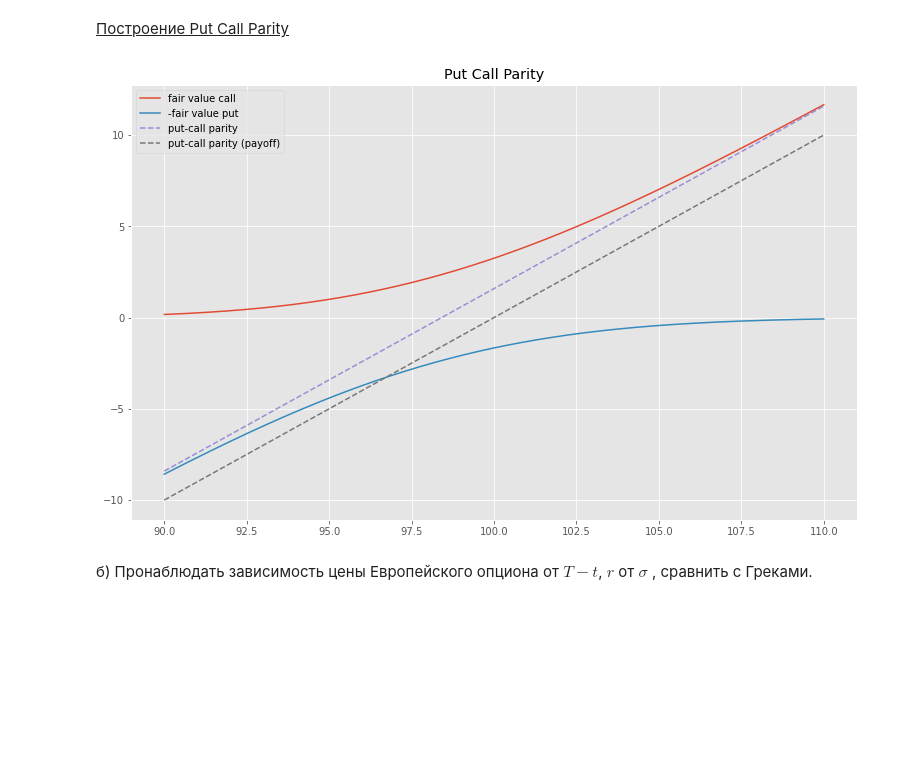
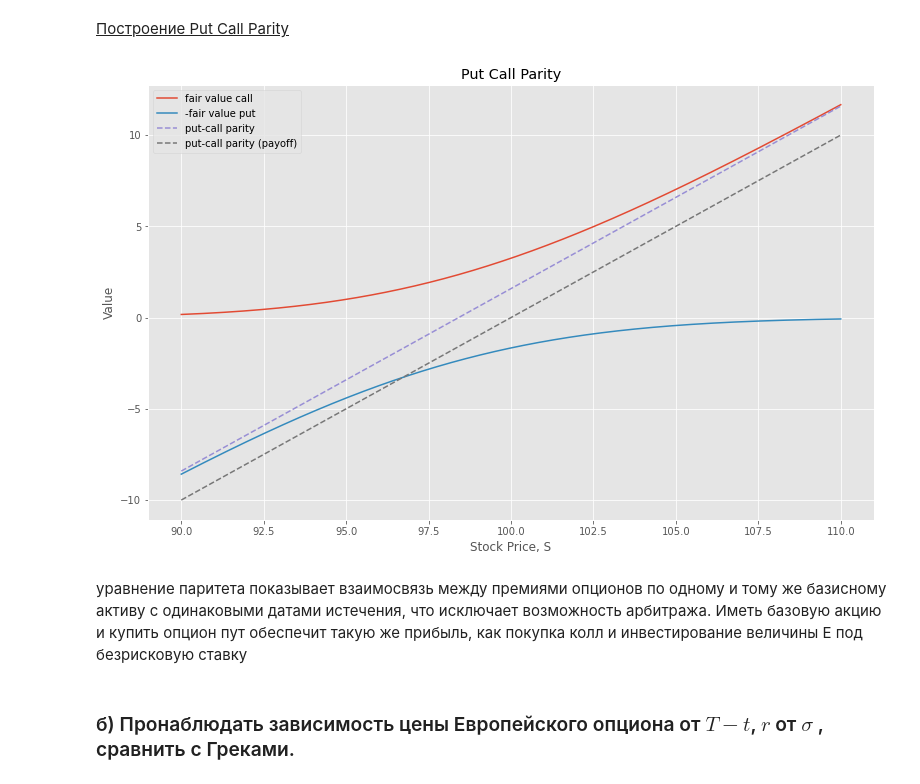
Before and after one commit to CyberCheshir/FinMath, a Jupyter notebook: Лабораторная 2.ipynb, the cells around one changed output. Saved outputs shown, nothing was run; the diff lists cells and outputs as text; code cells hidden in the pictures; blank space fills up the shorter version.

```diff
--- a/Лабораторная 2.ipynb
+++ b/Лабораторная 2.ipynb
@@ -393,23 +522,26 @@ draw_greeks()
 # %%
 plt.figure(figsize=(13, 8))
 plt.title('Put Call Parity')
 # fair put
 plt.plot(interval, fair_value_call_arr, label='fair value call')
 # fair call
 plt.plot(interval, -fair_value_put_arr, label='-fair value put')
 # put call
 plt.plot(interval, interval-STRIKE_PRICE*np.exp((-R)*T),
          label='put-call parity', linestyle='dashed')
 
 plt.plot(interval, payoff_call_arr - payoff_put_arr,
          label='put-call parity (payoff)', linestyle='dashed')
-
+plt.xlabel('Stock Price, S')
+plt.ylabel('Value')
 plt.legend(loc='best')
 plt.show()
 # %% [output]
-[figure, old version]
+[figure, new version]
+# %% [markdown]
+уравнение паритета показывает взаимосвязь между премиями опционов по одному и тому же базисному активу с одинаковыми датами истечения, что исключает возможность арбитража. Иметь базовую акцию и купить опцион пут обеспечит такую же прибыль, как покупка колл и инвестирование величины Е под безрисковую ставку
 # %% [markdown]
-б) Пронаблюдать зависимость цены Европейского опциона от $T-t$, $r$ от $σ$ , сравнить с Греками.
+### б) Пронаблюдать зависимость цены Европейского опциона от $T-t$, $r$ от $σ$ , сравнить с Греками.
 # %%
 def research_parametr_t():
     """Построение 6 графиков с изменяющимся параметром t"""
```
Also changed, not shown: parts of 15 cells of this notebook.
